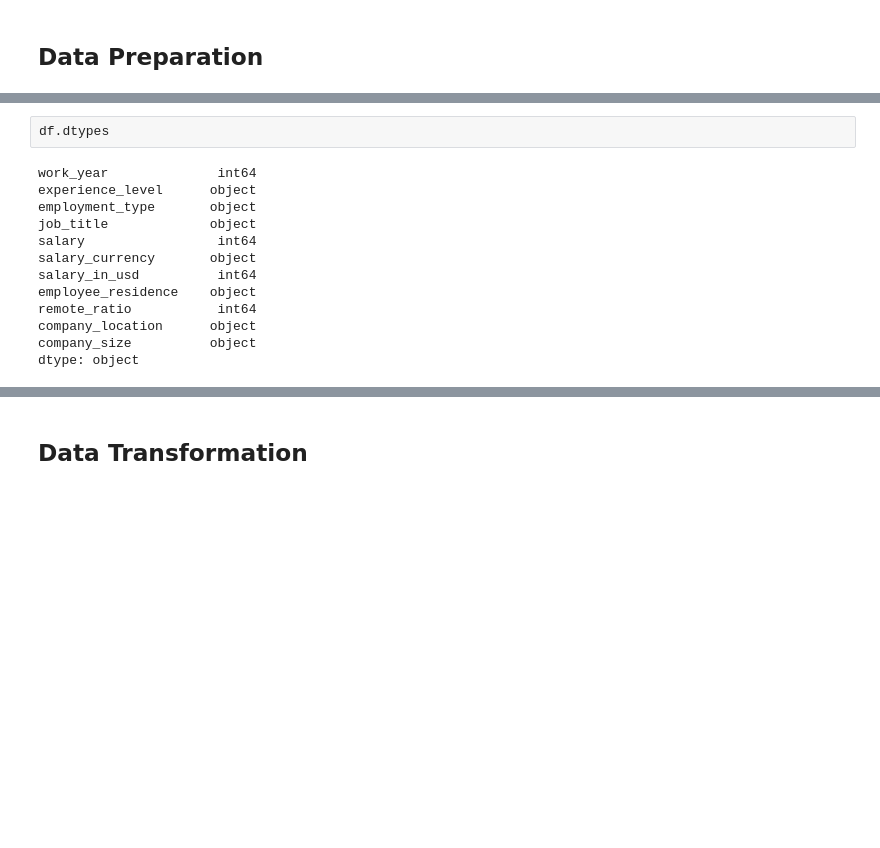
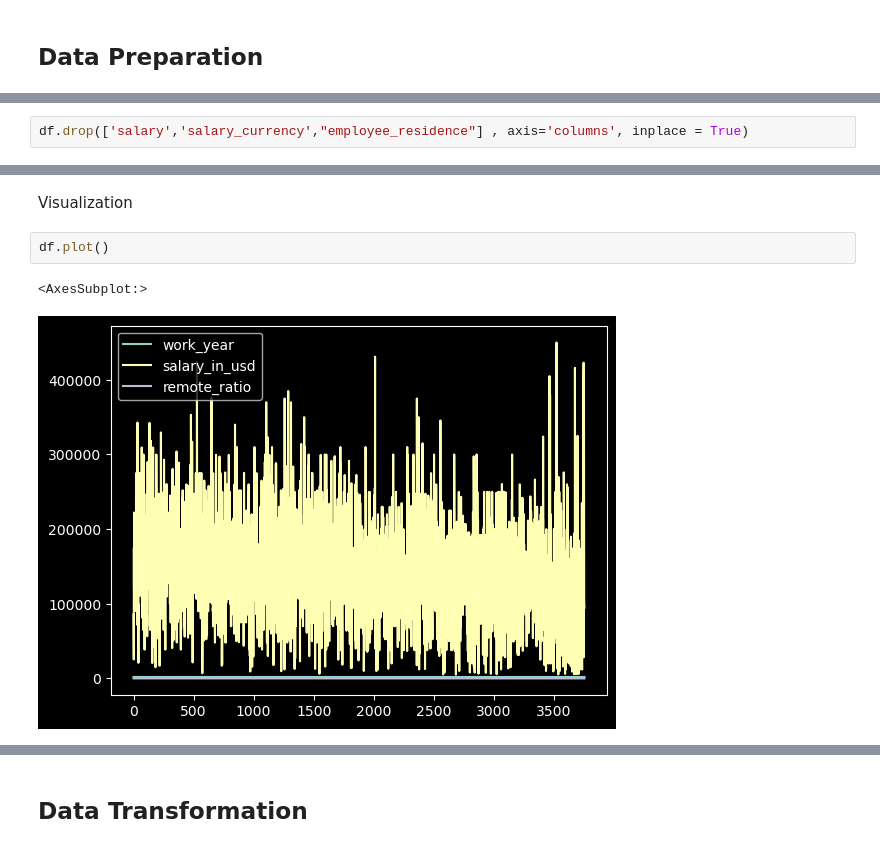
Before and after one commit to yousefmrashad/checkdata, a Jupyter notebook: checkdata.ipynb, the cells around one changed output, grey strips where cells are left out. Drawn from its saved outputs; the diff is of its cells as text; blank space fills up the shorter version.

```diff
--- a/checkdata.ipynb
+++ b/checkdata.ipynb
@@ -43,0 +154,2 @@ df.head()
+# %%
+df.drop(['salary','salary_currency',"employee_residence"] , axis='columns', inplace = True)
@@ -44,15 +176,7 @@ df.head()
+# %% [markdown]
+Visualization
 # %%
-df.dtypes
+df.plot()
 # %% [output]
-work_year              int64
-experience_level      object
-employment_type       object
-job_title             object
-salary                 int64
-salary_currency       object
-salary_in_usd          int64
-employee_residence    object
-remote_ratio           int64
-company_location      object
-company_size          object
-dtype: object
+<AxesSubplot:>
+[figure, added]
```
Also changed, not shown: parts of 33 cells of this notebook.
